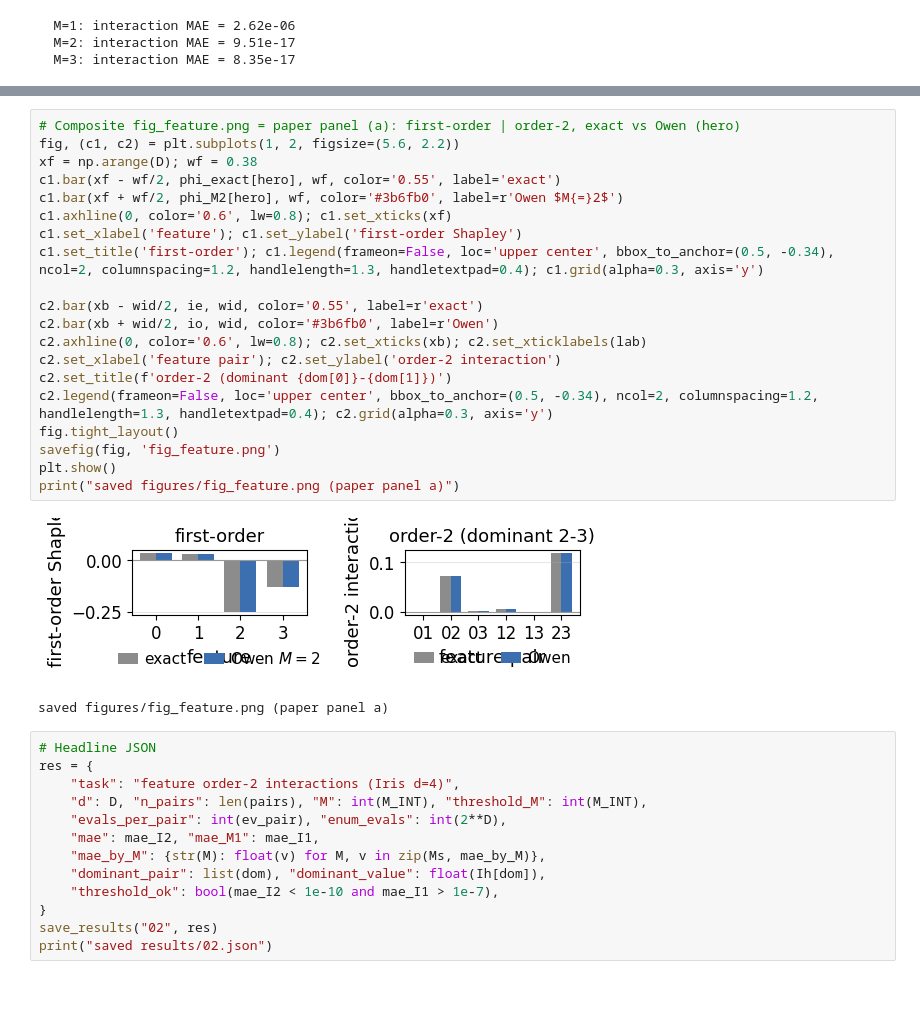
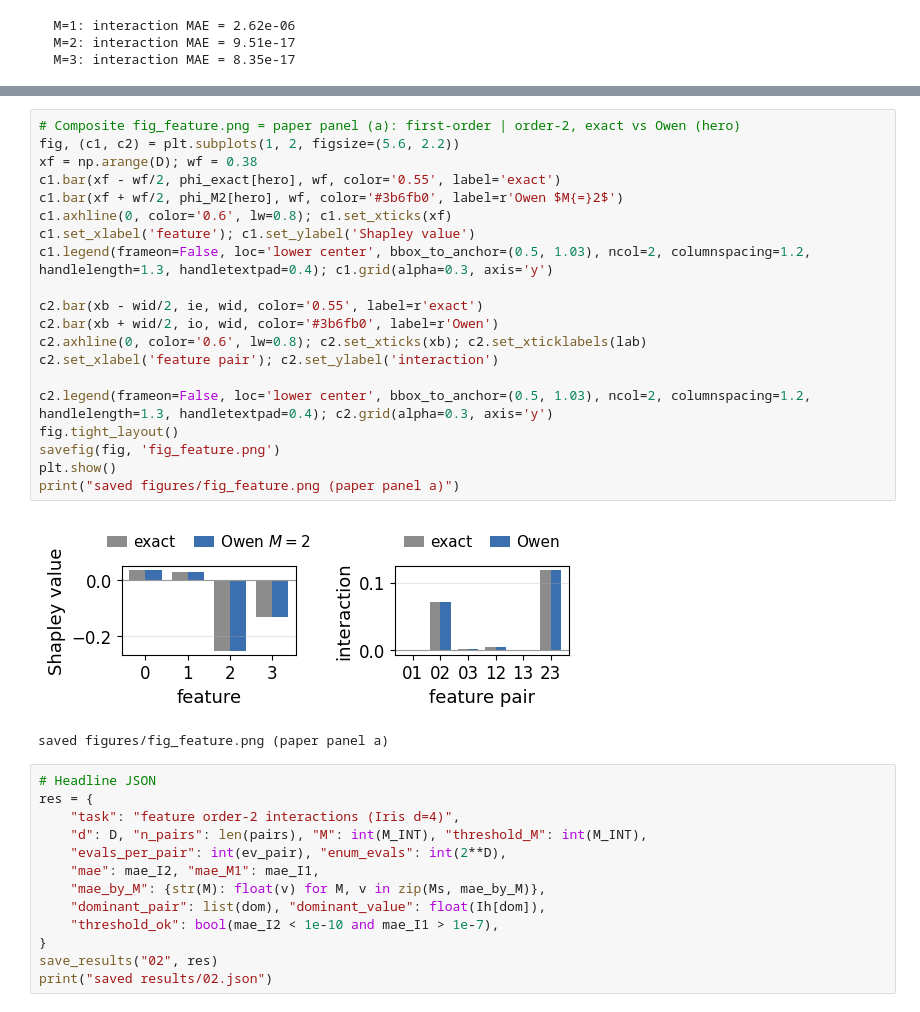
Before and after one commit to farzana0/TN-SHAP-Q-demo, a Jupyter notebook: notebooks/02_feature_interactions.ipynb, the cells around one changed output, grey strips where cells are left out. Drawn from its saved outputs; the diff is of its cells as text.

```diff
--- a/notebooks/02_feature_interactions.ipynb
+++ b/notebooks/02_feature_interactions.ipynb
@@ -117,25 +117,25 @@ saved figures/fig_feature_int.png
 # %%
 # Composite fig_feature.png = paper panel (a): first-order | order-2, exact vs Owen (hero)
 fig, (c1, c2) = plt.subplots(1, 2, figsize=(5.6, 2.2))
 xf = np.arange(D); wf = 0.38
 c1.bar(xf - wf/2, phi_exact[hero], wf, color='0.55', label='exact')
 c1.bar(xf + wf/2, phi_M2[hero], wf, color='#3b6fb0', label=r'Owen $M{=}2$')
 c1.axhline(0, color='0.6', lw=0.8); c1.set_xticks(xf)
-c1.set_xlabel('feature'); c1.set_ylabel('first-order Shapley')
-c1.set_title('first-order'); c1.legend(frameon=False, loc='upper center', bbox_to_anchor=(0.5, -0.34), ncol=2, columnspacing=1.2, handlelength=1.3, handletextpad=0.4); c1.grid(alpha=0.3, axis='y')
+c1.set_xlabel('feature'); c1.set_ylabel('Shapley value')
+c1.legend(frameon=False, loc='lower center', bbox_to_anchor=(0.5, 1.03), ncol=2, columnspacing=1.2, handlelength=1.3, handletextpad=0.4); c1.grid(alpha=0.3, axis='y')
 
 c2.bar(xb - wid/2, ie, wid, color='0.55', label=r'exact')
 c2.bar(xb + wid/2, io, wid, color='#3b6fb0', label=r'Owen')
 c2.axhline(0, color='0.6', lw=0.8); c2.set_xticks(xb); c2.set_xticklabels(lab)
-c2.set_xlabel('feature pair'); c2.set_ylabel('order-2 interaction')
-c2.set_title(f'order-2 (dominant {dom[0]}-{dom[1]})')
-c2.legend(frameon=False, loc='upper center', bbox_to_anchor=(0.5, -0.34), ncol=2, columnspacing=1.2, handlelength=1.3, handletextpad=0.4); c2.grid(alpha=0.3, axis='y')
+c2.set_xlabel('feature pair'); c2.set_ylabel('interaction')
+
+c2.legend(frameon=False, loc='lower center', bbox_to_anchor=(0.5, 1.03), ncol=2, columnspacing=1.2, handlelength=1.3, handletextpad=0.4); c2.grid(alpha=0.3, axis='y')
 fig.tight_layout()
 savefig(fig, 'fig_feature.png')
 plt.show()
 print("saved figures/fig_feature.png (paper panel a)")
 # %% [output]
-[figure, old version]
+[figure, new version]
 saved figures/fig_feature.png (paper panel a)
 # %%
 # Headline JSON
```
Also changed, not shown: parts of 1 cell of this notebook, 16 other files.
